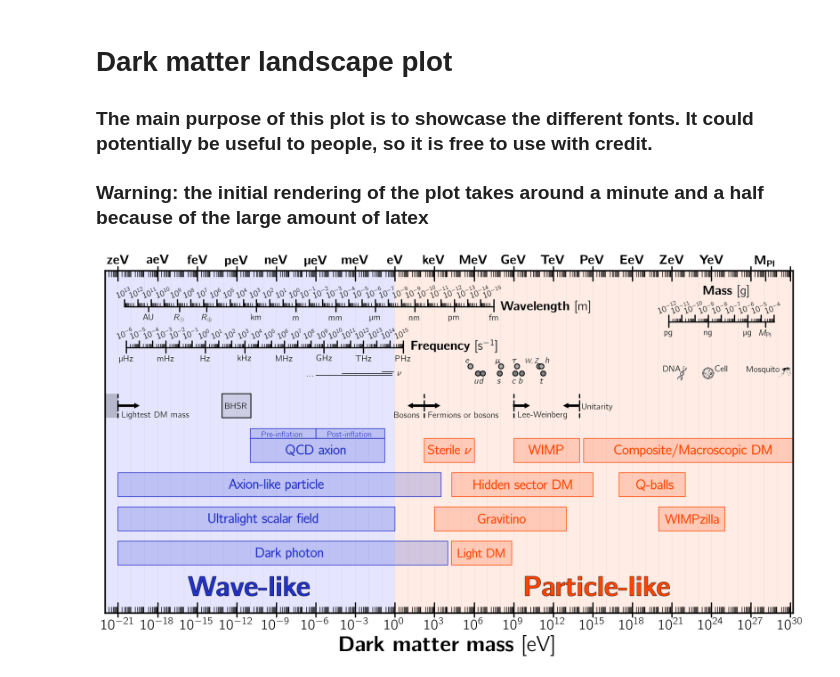
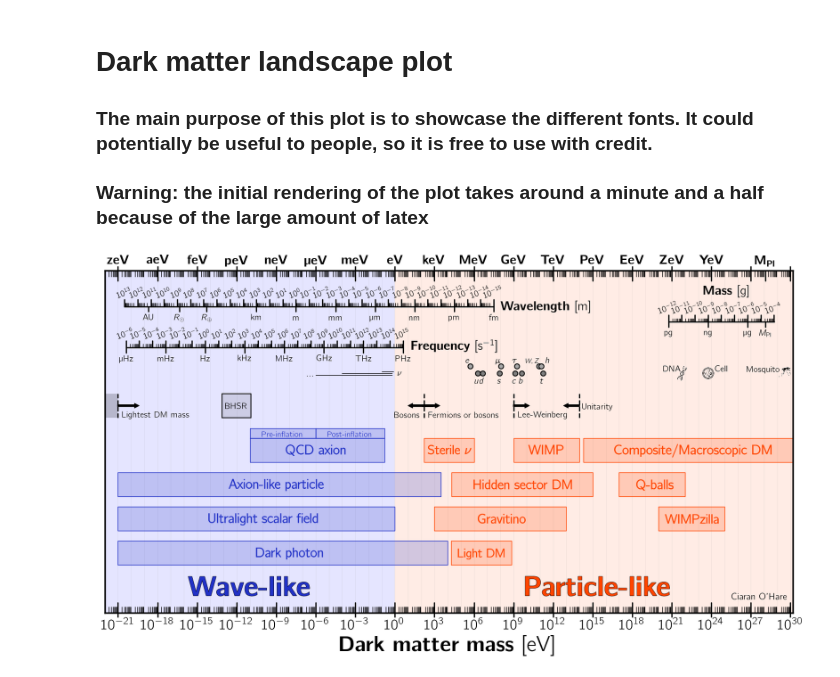
Before and after one commit to cajohare/HowToMakeAPlot, a Jupyter notebook: code/DarkMatterLandscape.ipynb, the cells around one changed output. Cells and saved outputs as stored; diff of their text form; code cells hidden in the pictures.

```diff
--- a/code/DarkMatterLandscape.ipynb
+++ b/code/DarkMatterLandscape.ipynb
@@ -270,31 +270,32 @@ ax.text(0.12e9,y0+thick/2.2,r'Gravitino',color='orangered',ha='center',va='cente
 
 #### Setting global axis properties
 
 # Top axis
 for lab,unit in zip(['zeV','aeV','feV','peV','neV',r'\textmu eV','meV','eV','keV','MeV','GeV','TeV','PeV','EeV','ZeV','YeV',r'$\mathbf{M}_{\bf Pl}$'],concatenate((10.0**arange(-21,27,3),array([1.22e19*1e9])))):
     ax.text(unit,1.045,r'{\bf '+lab+r'}',ha='center',va='top',fontsize=labelsize*1.5)
 for unit in 10.0**arange(-21,33,3):
     ax.plot([unit,unit],[1,1-ticksize*1.5],'k-',lw=2)
     ax.plot([unit,unit],[0,ticksize*1.5],'k-',lw=2)
 ax.plot([1.22e19*1e9,1.22e19*1e9],[1,1-ticksize*1.5],'k-',lw=2)
 
 # Bottom axis
 ax.set_xscale('log')
 locmaj = matplotlib.ticker.LogLocator(base=10.0, subs=(1.0, ), numticks=50)
 locmin = matplotlib.ticker.LogLocator(base=10.0, subs=arange(2, 10)*.1,numticks=100)
 ax.xaxis.set_major_locator(locmaj)
 ax.xaxis.set_minor_locator(locmin)
 ax.tick_params(which='major',labelsize=labelsize*1.7,labeltop=False,rotation=0,pad=4,tickdir='out',length=7)
 ax.set_xticks(10.0**arange(-21,32,3))
 ax.set_xlim([xmin,xmax])
 ax.set_ylim([0,1])
 ax.set_yticks([])
 for x in 10.0**arange(-21,32):
     ax.axvline(x,color='gray',alpha=0.15,lw=0.5,zorder=-100)
 plt.xlabel(r'{\bf Dark matter mass} [eV]',fontsize=35)
 
+plt.gcf().text(0.83,0.14,'Ciaran O\'Hare',fontsize=15)
 
 plt.savefig('../plots/'+file+'.pdf',transparent=False,bbox_inches='tight',dpi=1000)
 plt.savefig('../plots/plots_png/'+file+'.png',transparent=False,bbox_inches='tight',dpi=200)
 # %% [output]
-[figure, old version]
+[figure, new version]
```
Also changed, not shown: 24 other files.
